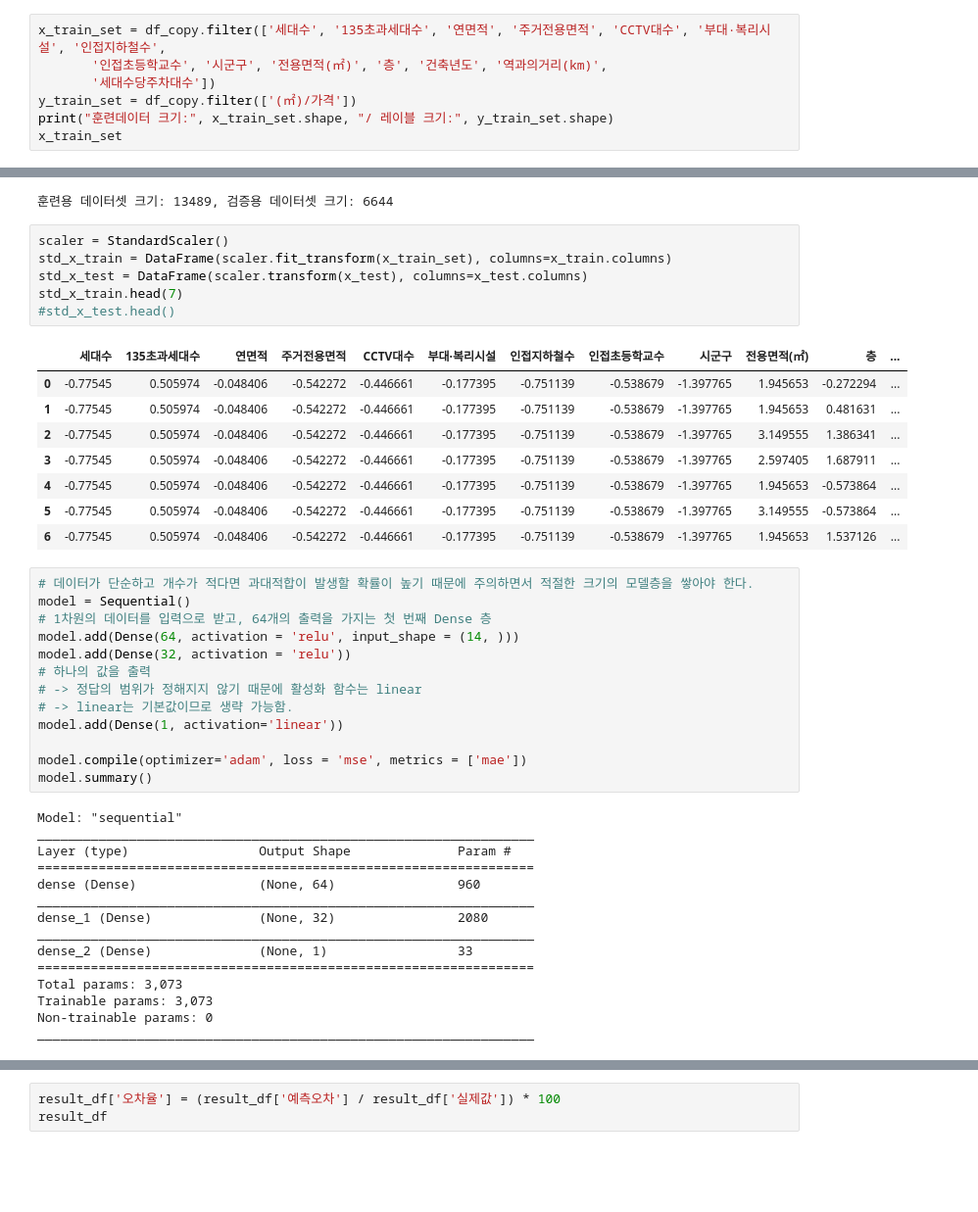
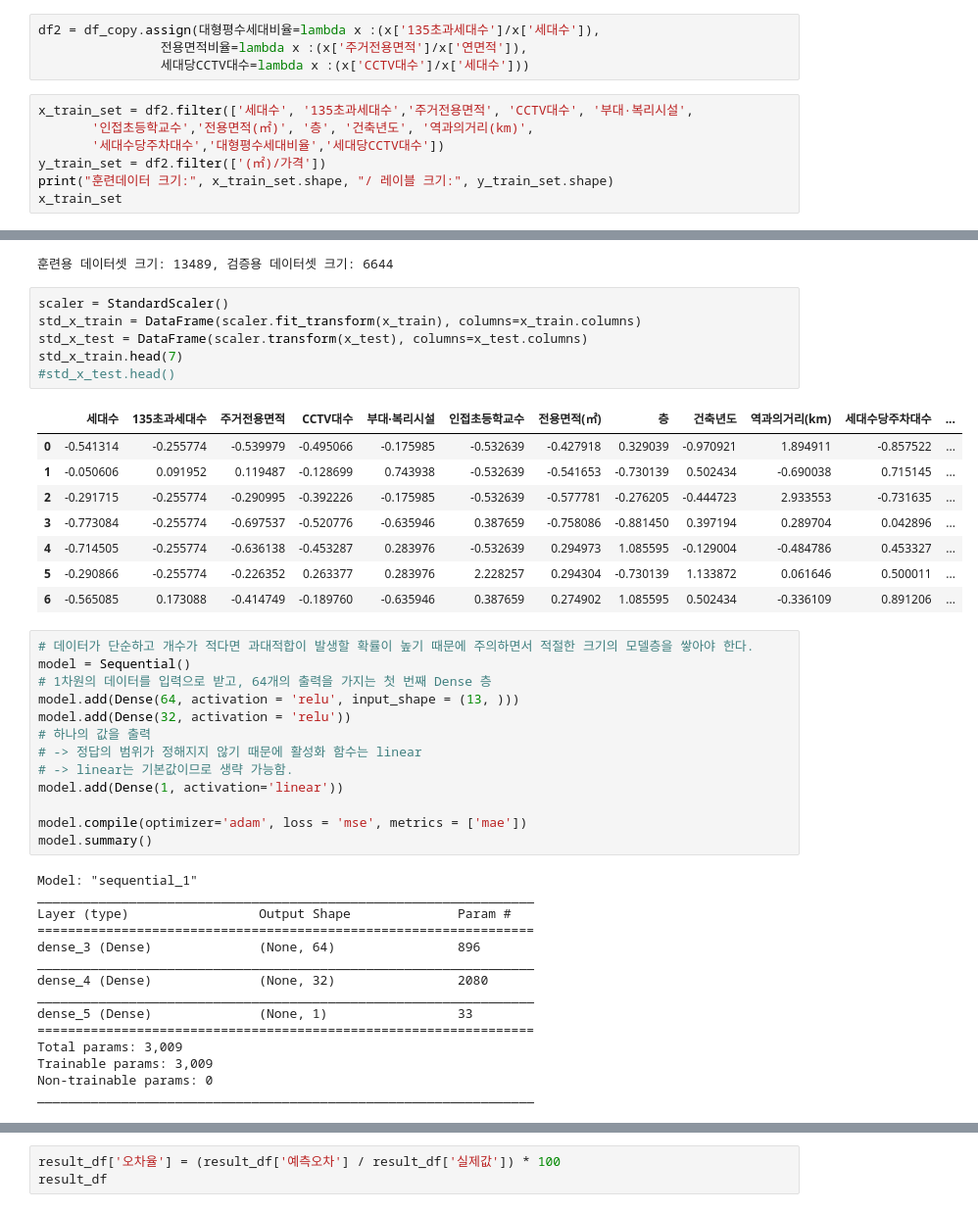
Before and after one commit to junhong-CHEON/data_project, a Jupyter notebook: 210808_전처리_부동산예측.ipynb, the cells around one changed output, grey strips where cells are left out. Shown: that part at 98% size. Saved outputs shown, nothing was run; the diff lists cells and outputs as text; blank space fills up the shorter version.

```diff
--- a/210808_전처리_부동산예측.ipynb
+++ b/210808_전처리_부동산예측.ipynb
@@ -311,8 +322,12 @@ Index(['세대수', '135초과세대수', '연면적', '주거전용면적', 'CC
+# %%
+df2 = df_copy.assign(대형평수세대비율=lambda x :(x['135초과세대수']/x['세대수']),
+                전용면적비율=lambda x :(x['주거전용면적']/x['연면적']),
+                세대당CCTV대수=lambda x :(x['CCTV대수']/x['세대수']))
 # %%
-x_train_set = df_copy.filter(['세대수', '135초과세대수', '연면적', '주거전용면적', 'CCTV대수', '부대·복리시설', '인접지하철수',
-       '인접초등학교수', '시군구', '전용면적(㎡)', '층', '건축년도', '역과의거리(km)',
-       '세대수당주차대수'])
-y_train_set = df_copy.filter(['(㎡)/가격'])
+x_train_set = df2.filter(['세대수', '135초과세대수','주거전용면적', 'CCTV대수', '부대·복리시설',
+       '인접초등학교수','전용면적(㎡)', '층', '건축년도', '역과의거리(km)',
+       '세대수당주차대수','대형평수세대비율','세대당CCTV대수'])
+y_train_set = df2.filter(['(㎡)/가격'])
 print("훈련데이터 크기:", x_train_set.shape, "/ 레이블 크기:", y_train_set.shape)
 x_train_set
 # %% [output]
@@ -337,24 +352,24 @@ print("훈련용 데이터셋 크기: %d, 검증용 데이터셋 크기: %d" % (
 훈련용 데이터셋 크기: 13489, 검증용 데이터셋 크기: 6644
 # %%
 scaler = StandardScaler()
-std_x_train = DataFrame(scaler.fit_transform(x_train_set), columns=x_train.columns)
+std_x_train = DataFrame(scaler.fit_transform(x_train), columns=x_train.columns)
 std_x_test = DataFrame(scaler.transform(x_test), columns=x_test.columns)
 std_x_train.head(7)
 #std_x_test.head()
 # %% [output]
-|  | 세대수 | 135초과세대수 | 연면적 | 주거전용면적 | CCTV대수 | 부대·복리시설 | 인접지하철수 | 인접초등학교수 | 시군구 | 전용면적(㎡) | 층 | ... |
-| 0 | -0.77545 | 0.505974 | -0.048406 | -0.542272 | -0.446661 | -0.177395 | -0.751139 | -0.538679 | -1.397765 | 1.945653 | -0.272294 | ... |
-| 1 | -0.77545 | 0.505974 | -0.048406 | -0.542272 | -0.446661 | -0.177395 | -0.751139 | -0.538679 | -1.397765 | 1.945653 | 0.481631 | ... |
-| 2 | -0.77545 | 0.505974 | -0.048406 | -0.542272 | -0.446661 | -0.177395 | -0.751139 | -0.538679 | -1.397765 | 3.149555 | 1.386341 | ... |
-| 3 | -0.77545 | 0.505974 | -0.048406 | -0.542272 | -0.446661 | -0.177395 | -0.751139 | -0.538679 | -1.397765 | 2.597405 | 1.687911 | ... |
-| 4 | -0.77545 | 0.505974 | -0.048406 | -0.542272 | -0.446661 | -0.177395 | -0.751139 | -0.538679 | -1.397765 | 1.945653 | -0.573864 | ... |
-| 5 | -0.77545 | 0.505974 | -0.048406 | -0.542272 | -0.446661 | -0.177395 | -0.751139 | -0.538679 | -1.397765 | 3.149555 | -0.573864 | ... |
-| 6 | -0.77545 | 0.505974 | -0.048406 | -0.542272 | -0.446661 | -0.177395 | -0.751139 | -0.538679 | -1.397765 | 1.945653 | 1.537126 | ... |
+|  | 세대수 | 135초과세대수 | 주거전용면적 | CCTV대수 | 부대·복리시설 | 인접초등학교수 | 전용면적(㎡) | 층 | 건축년도 | 역과의거리(km) | 세대수당주차대수 | ... |
+| 0 | -0.541314 | -0.255774 | -0.539979 | -0.495066 | -0.175985 | -0.532639 | -0.427918 | 0.329039 | -0.970921 | 1.894911 | -0.857522 | ... |
+| 1 | -0.050606 | 0.091952 | 0.119487 | -0.128699 | 0.743938 | -0.532639 | -0.541653 | -0.730139 | 0.502434 | -0.690038 | 0.715145 | ... |
+| 2 | -0.291715 | -0.255774 | -0.290995 | -0.392226 | -0.175985 | -0.532639 | -0.577781 | -0.276205 | -0.444723 | 2.933553 | -0.731635 | ... |
+| 3 | -0.773084 | -0.255774 | -0.697537 | -0.520776 | -0.635946 | 0.387659 | -0.758086 | -0.881450 | 0.397194 | 0.289704 | 0.042896 | ... |
+| 4 | -0.714505 | -0.255774 | -0.636138 | -0.453287 | 0.283976 | -0.532639 | 0.294973 | 1.085595 | -0.129004 | -0.484786 | 0.453327 | ... |
+| 5 | -0.290866 | -0.255774 | -0.226352 | 0.263377 | 0.283976 | 2.228257 | 0.294304 | -0.730139 | 1.133872 | 0.061646 | 0.500011 | ... |
+| 6 | -0.565085 | 0.173088 | -0.414749 | -0.189760 | -0.635946 | 0.387659 | 0.274902 | 1.085595 | 0.502434 | -0.336109 | 0.891206 | ... |
 # %%
 # 데이터가 단순하고 개수가 적다면 과대적합이 발생할 확률이 높기 때문에 주의하면서 적절한 크기의 모델층을 쌓아야 한다.
 model = Sequential()
 # 1차원의 데이터를 입력으로 받고, 64개의 출력을 가지는 첫 번째 Dense 층
-model.add(Dense(64, activation = 'relu', input_shape = (14, )))
+model.add(Dense(64, activation = 'relu', input_shape = (13, )))
 model.add(Dense(32, activation = 'relu'))
 # 하나의 값을 출력
 # -> 정답의 범위가 정해지지 않기 때문에 활성화 함수는 linear
@@ -364,18 +379,18 @@ model.add(Dense(1, activation='linear'))
 model.compile(optimizer='adam', loss = 'mse', metrics = ['mae'])
 model.summary()
 # %% [output]
-Model: "sequential"
+Model: "sequential_1"
 _________________________________________________________________
 Layer (type)                 Output Shape              Param #
 =================================================================
-dense (Dense)                (None, 64)                960
+dense_3 (Dense)              (None, 64)                896
 _________________________________________________________________
-dense_1 (Dense)              (None, 32)                2080
+dense_4 (Dense)              (None, 32)                2080
 _________________________________________________________________
-dense_2 (Dense)              (None, 1)                 33
+dense_5 (Dense)              (None, 1)                 33
 =================================================================
-Total params: 3,073
-Trainable params: 3,073
+Total params: 3,009
+Trainable params: 3,009
 Non-trainable params: 0
 _________________________________________________________________
 # %%
```
Also changed, not shown: parts of 10 cells of this notebook, 4 other files.
